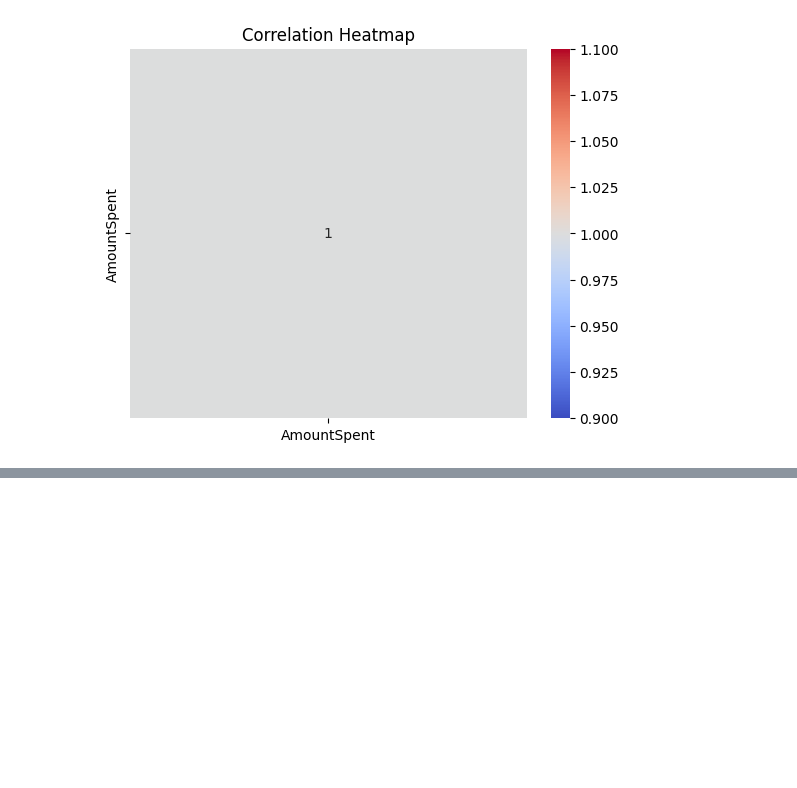
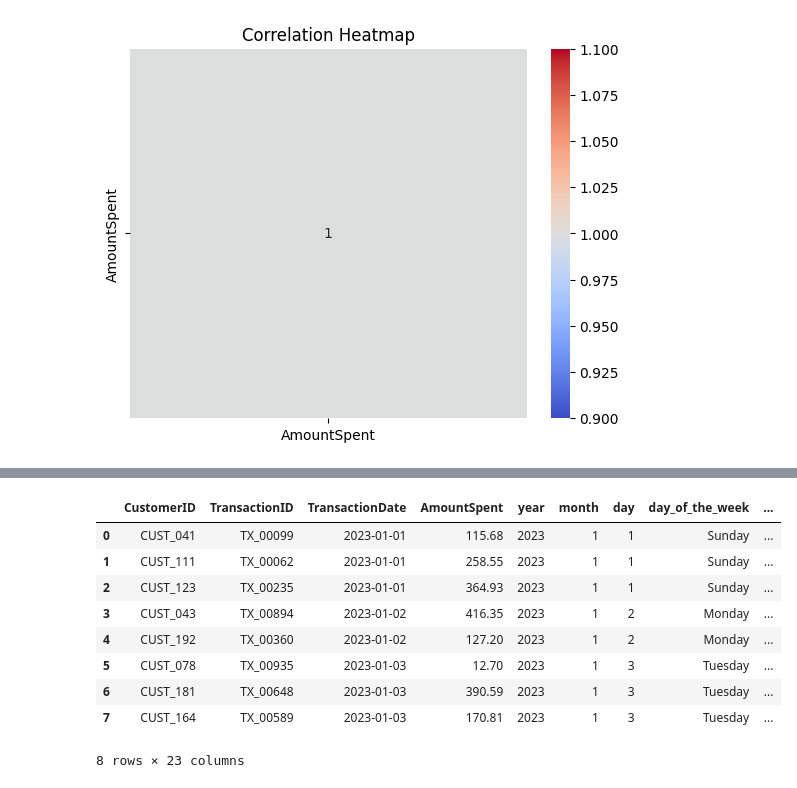
Before and after one commit to M-b-a-s/retail-transactions, a Jupyter notebook: retail_transactions.ipynb, the cells around one changed output, grey strips where cells are left out. Saved outputs shown, nothing was run; the diff lists cells and outputs as text; code cells hidden in the pictures; blank space fills up the shorter version.

```diff
--- a/retail_transactions.ipynb
+++ b/retail_transactions.ipynb
@@ -141,0 +313,6 @@ plt.show()
+# %%
+from sklearn.preprocessing import MinMaxScaler
+
+scaler = MinMaxScaler()
+df['amount_spent_scaled'] = scaler.fit_transform(df[['AmountSpent']])
+df['amount_spent_scaled']
@@ -141,0 +332,6 @@ plt.show()
+# %%
+from sklearn.preprocessing import StandardScaler
+
+scaler = StandardScaler()
+df['amount_spent_standardized'] = scaler.fit_transform(df[['AmountSpent']])
+df['amount_spent_standardized']
@@ -141,0 +351,13 @@ plt.show()
+# %%
+df.head(8)
+# %% [output]
+|  | CustomerID | TransactionID | TransactionDate | AmountSpent | year | month | day | day_of_the_week | ... |
+| 0 | CUST_041 | TX_00099 | 2023-01-01 | 115.68 | 2023 | 1 | 1 | Sunday | ... |
+| 1 | CUST_111 | TX_00062 | 2023-01-01 | 258.55 | 2023 | 1 | 1 | Sunday | ... |
+| 2 | CUST_123 | TX_00235 | 2023-01-01 | 364.93 | 2023 | 1 | 1 | Sunday | ... |
+| 3 | CUST_043 | TX_00894 | 2023-01-02 | 416.35 | 2023 | 1 | 2 | Monday | ... |
+| 4 | CUST_192 | TX_00360 | 2023-01-02 | 127.20 | 2023 | 1 | 2 | Monday | ... |
+| 5 | CUST_078 | TX_00935 | 2023-01-03 | 12.70 | 2023 | 1 | 3 | Tuesday | ... |
+| 6 | CUST_181 | TX_00648 | 2023-01-03 | 390.59 | 2023 | 1 | 3 | Tuesday | ... |
+| 7 | CUST_164 | TX_00589 | 2023-01-03 | 170.81 | 2023 | 1 | 3 | Tuesday | ... |
+8 rows × 23 columns
```
Also changed, not shown: parts of 19 cells of this notebook.
